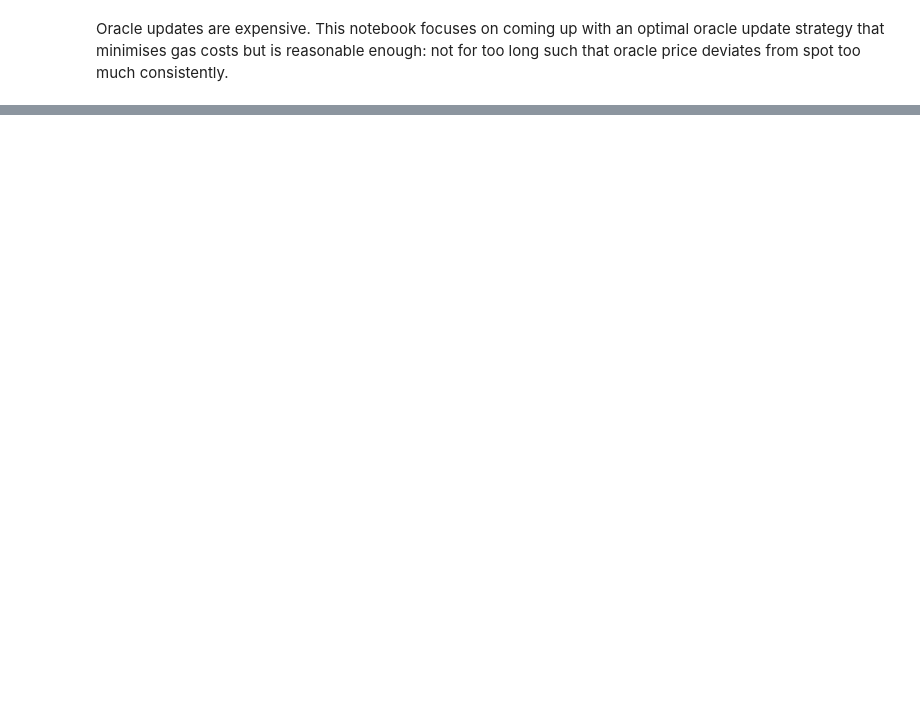
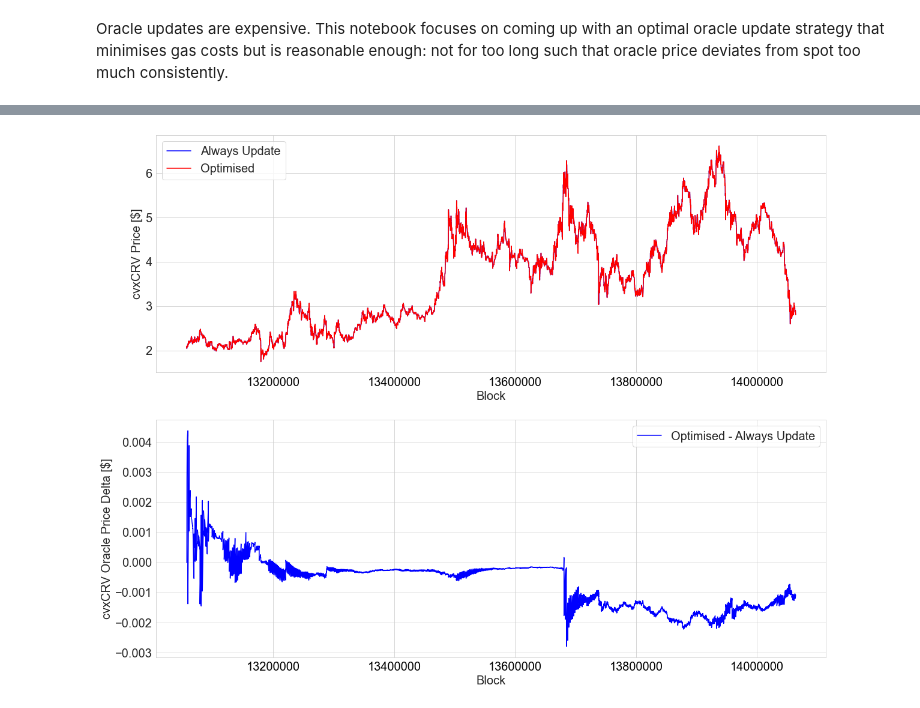
Before and after one commit to bout3fiddy/decentralised_oracle, a Jupyter notebook: scripts/research/optimal_oracle_updates_simulation.ipynb, the cells around one changed output, grey strips where cells are left out. Saved outputs shown, nothing was run; the diff lists cells and outputs as text; code cells hidden in the pictures; blank space fills up the shorter version.

Commit message:
feat: optimal oracle update frequency notebook

```diff
--- a/scripts/research/optimal_oracle_updates_simulation.ipynb
+++ b/scripts/research/optimal_oracle_updates_simulation.ipynb
@@ -31,0 +39,7 @@ pool_data
+# %%
+save_file_dir = "../data/chainlink_oracle_outputs.csv"
+chainlink_data = pd.DataFrame()
+if os.path.exists(save_file_dir):
+    chainlink_data = pd.read_csv(save_file_dir)
+chainlink_data.set_index('block', inplace = True)
+chainlink_data
@@ -31,0 +63,11 @@ pool_data
+# %%
+oracle_update_block_steps = 2000
+max_allowable_drift = 0.02  # fraction
+start_block = chainlink_data.index.min()
+end_block = chainlink_data.index.max()
+oracle_update_blocks = list(range(start_block, end_block + oracle_update_block_steps, oracle_update_block_steps))
+num_gas_per_call = 83624
+# %%
+chainlink_data.loc[pool_data.index, 'swap_rate'] = pool_data.cvxcrv_crv_1
+simulation_data = chainlink_data.ffill().dropna()
+simulation_data
@@ -31,0 +199,42 @@ pool_data
+# %%
+fig, axes = plt.subplots(2, 1, figsize=(20, 16))
+
+ax = axes[0]
+ax.plot(
+    simulation_data.index,
+    simulation_data.cvxcrv_oracle_price,
+    color='blue',
+    label='Always Update'
+)
+ax.plot(
+    simulation_data.index,
+    simulation_data.optimised_cvxcrv_oracle_price,
+    color='red',
+    label='Optimised'
+)
+
+ax.set_xlabel("Block", fontsize=20)
+ax.set_ylabel("cvxCRV Price [$]", fontsize=20)
+ax.tick_params(axis='both', which='major', labelsize=20)
+ax.tick_params(axis='x', which='major', colors='black')
+ax.legend(fontsize=20)
+ax.xaxis.get_major_formatter().set_scientific(False)
+ax.xaxis.get_major_formatter().set_useOffset(False)
+
+ax = axes[1]
+ax.plot(
+    simulation_data.index,
+    simulation_data.optimised_cvxcrv_oracle_price - simulation_data.cvxcrv_oracle_price,
+    color='blue',
+    label='Optimised - Always Update'
+)
+
+ax.set_xlabel("Block", fontsize=20)
+ax.set_ylabel("cvxCRV Oracle Price Delta [$]", fontsize=20)
+ax.tick_params(axis='both', which='major', labelsize=20)
+ax.tick_params(axis='x', which='major', colors='black')
+ax.legend(fontsize=20)
+ax.xaxis.get_major_formatter().set_scientific(False)
+ax.xaxis.get_major_formatter().set_useOffset(False)
+# %% [output]
+[figure, added]
```
Also changed, not shown: parts of 6 cells of this notebook, 1 other file.
